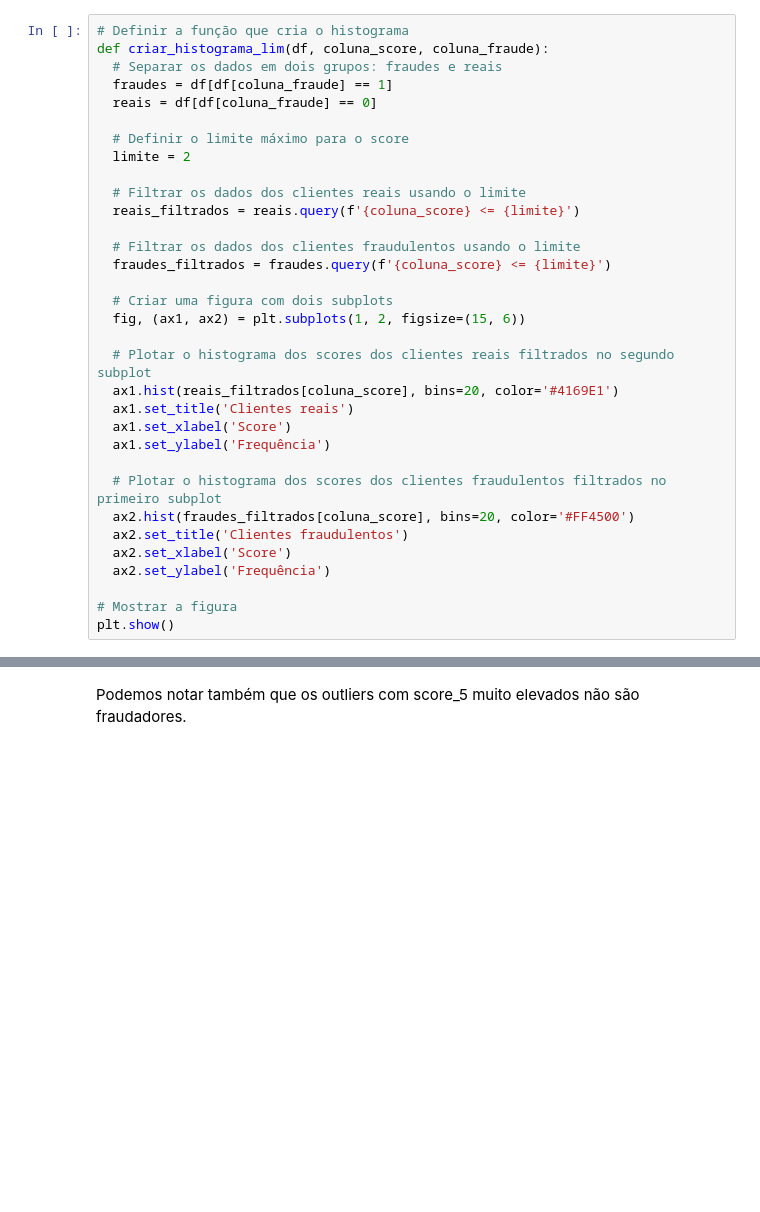
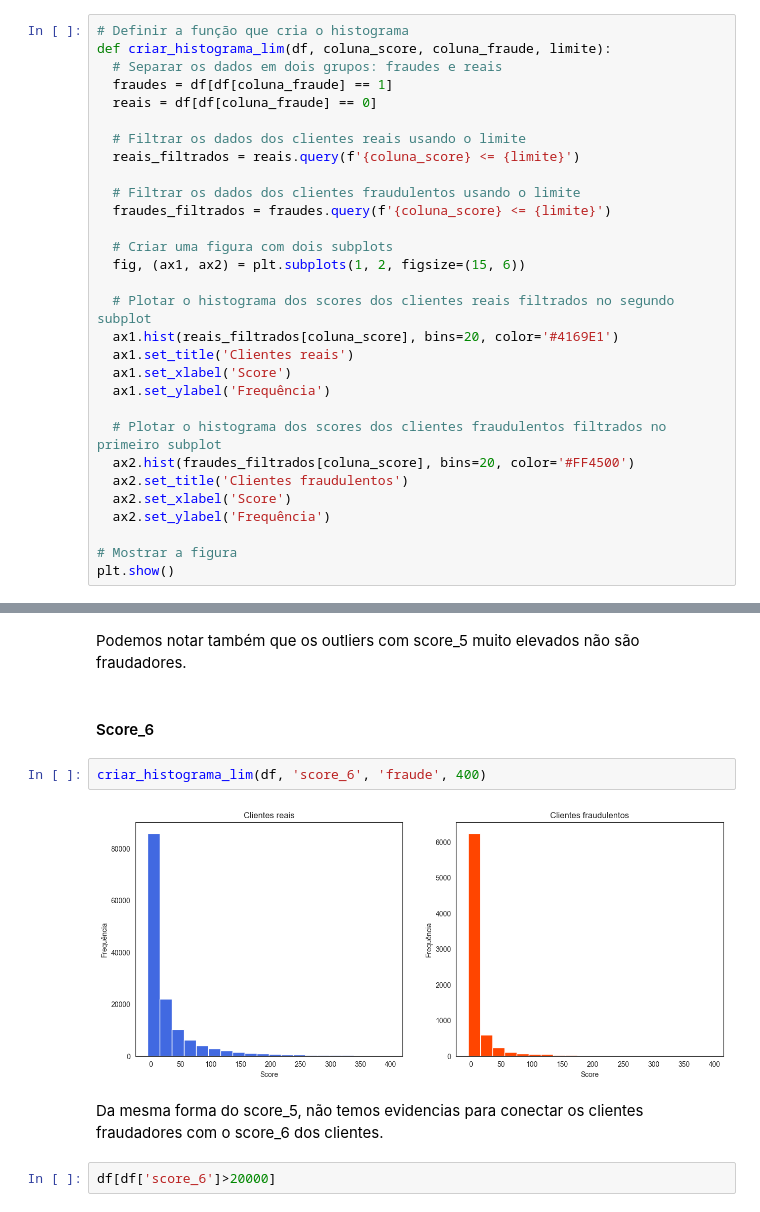
Before and after one commit to WiiniSilva/Fraude_Case, a Jupyter notebook: Fraude_Case.ipynb, the cells around one changed output, grey strips where cells are left out. Saved outputs shown, nothing was run; the diff lists cells and outputs as text; blank space fills up the shorter version.

Commit message:
2° commit, finalizado as análises multivariadas dos scores

```diff
--- a/Fraude_Case.ipynb
+++ b/Fraude_Case.ipynb
@@ -402,13 +402,10 @@ criar_histograma(df, 'score_4', 'fraude')
 #### Score_5
 # %%
 # Definir a função que cria o histograma
-def criar_histograma_lim(df, coluna_score, coluna_fraude):
+def criar_histograma_lim(df, coluna_score, coluna_fraude, limite):
   # Separar os dados em dois grupos: fraudes e reais
   fraudes = df[df[coluna_fraude] == 1]
   reais = df[df[coluna_fraude] == 0]
-
-  # Definir o limite máximo para o score
-  limite = 2
 
   # Filtrar os dados dos clientes reais usando o limite
   reais_filtrados = reais.query(f'{coluna_score} <= {limite}')
@@ -448,3 +445,13 @@ df[df['score_5'] > 100]
 | 101854 | 3 | 0.2882 | 284.81 | 20.0 | 833.333333 | 3444.0 | BR | 3 | Suporte Dish | cat_7fee0bd | ... |
 # %% [markdown]
 Podemos notar também que os outliers com score_5 muito elevados não são fraudadores.
+# %% [markdown]
+#### Score_6
+# %%
+criar_histograma_lim(df, 'score_6', 'fraude', 400)
+# %% [output]
+[figure, added]
+# %% [markdown]
+Da mesma forma do score_5, não temos evidencias para conectar os clientes fraudadores com o score_6 dos clientes.
+# %%
+df[df['score_6']>20000]
```
Also changed, not shown: parts of 14 cells of this notebook.
